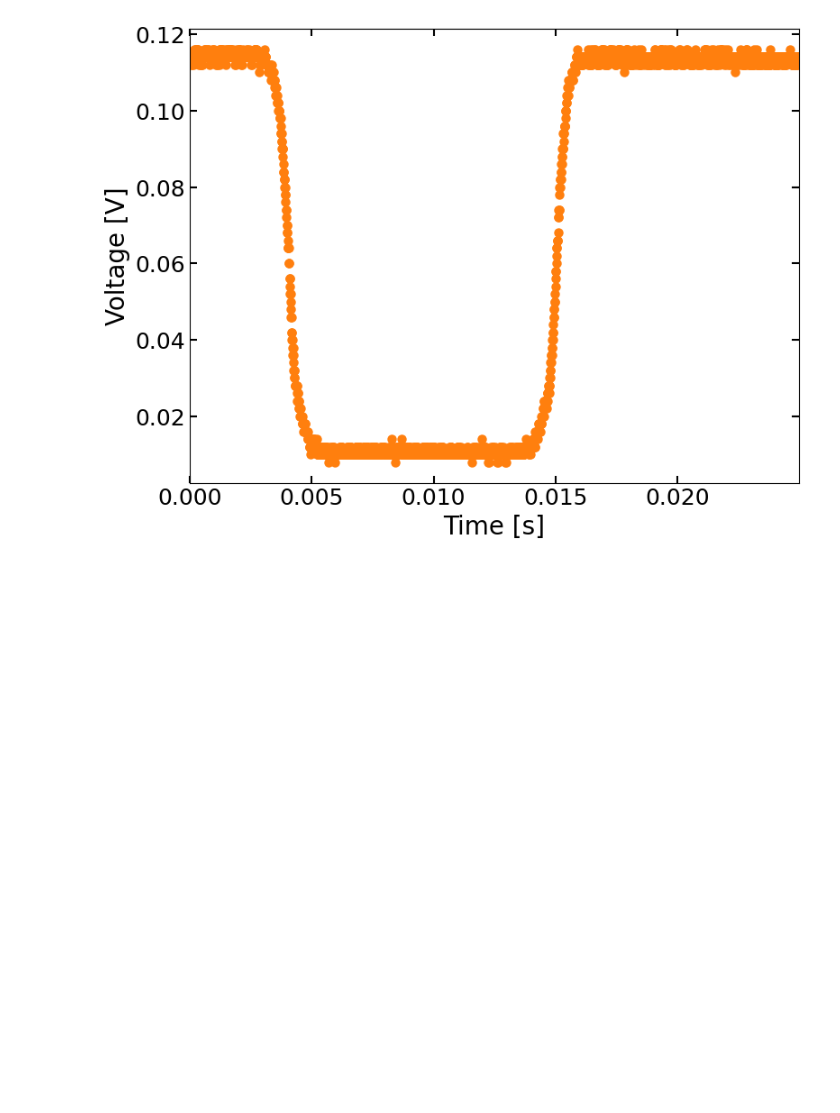
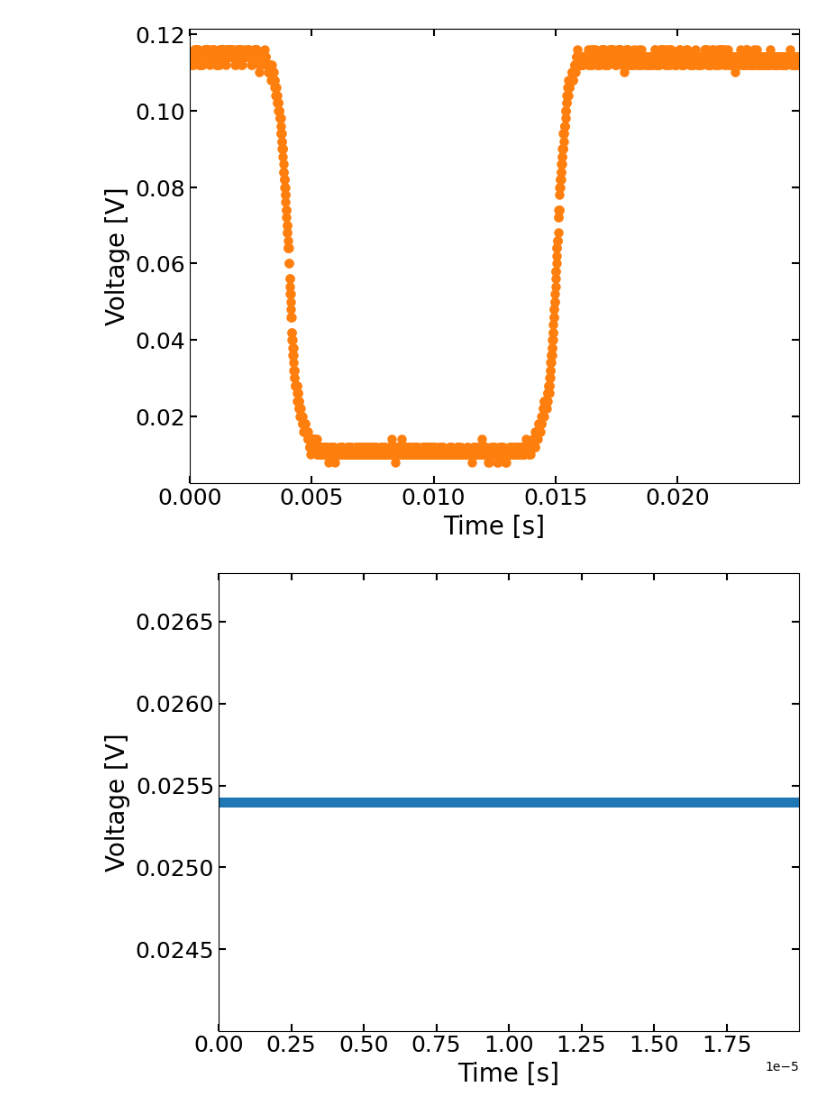
Before and after one commit to shiori-1120/ion_control_shutter_camera, a Jupyter notebook: src/waveform/visualize_waveform.ipynb, the cells around one changed output. Cells and saved outputs as stored; diff of their text form; code cells hidden in the pictures; blank space fills up the shorter version.

```diff
--- a/src/waveform/visualize_waveform.ipynb
+++ b/src/waveform/visualize_waveform.ipynb
@@ -144,3 +144,72 @@ if __name__ == "__main__":
     csv_file = "C:\\Users\\shiori\\Desktop\\ion_control_shutter_camera\\src\\waveform\\output\\20251107_114825_waveform.csv"
     csv_file = "C:\\Users\\shiori\\Desktop\\ion_control_shutter_camera\\src\\waveform\\output\\20251024_181940_waveform.csv"
     csv_file = "C:\\Users\\shiori\\Desktop\\ion_control_shutter_camera\\src\\waveform\\output\\20251016_154217_waveform.csv"
+# %%
+import pandas as pd
+import matplotlib.pyplot as plt
+
+def plot_oscilloscope_csv(file_path, skip_rows=0):
+    try:
+        df = pd.read_csv(file_path, skiprows=skip_rows)
+    except Exception as e:
+        print(f"エラー: ファイルを読み込めませんでした。\n{e}")
+        return
+
+    columns = df.columns
+
+    time_col = columns[0]
+    channel_cols = columns[1:]
+
+    num_channels = len(channel_cols)
+
+    fig, axes = plt.subplots(nrows=num_channels, ncols=1, sharex=True, figsize=(8, 6))
+
+    if num_channels == 1:
+        axes = [axes]
+
+    # --- 3. 各チャンネルのプロット ---
+    colors = ['#1f77b4', '#ff7f0e', '#2ca02c', '#d62728']
+
+    # ★変更点1: 時間データの最小値を取得（これを引くことで0スタートにする）
+    time_offset = df[time_col].min()
+
+    for i, col_name in enumerate(channel_cols):
+        ax = axes[i]
+
+        # ★変更点2: 時間データから最小値を引く
+        x_data = df[time_col] - time_offset
+        y_data = df[col_name]
+
+        ax.scatter(x_data, y_data, label=col_name, color=colors[i % len(colors)], linewidth=1.5)
+
+        ax.set_ylabel('Voltage [V]', fontsize=20)
+        ax.grid(False)
+
+        # 目盛りの設定（内側・大きく）
+        ax.tick_params(
+            axis='both',
+            which='major',
+            direction='in',
+            labelsize=18,
+            length=6,
+            width=1.5,
+            top=True,
+            right=True
+        )
+
+    # ★変更点3: 横軸の表示範囲を明示的に0からにする
+    axes[-1].set_xlim(left=0, right=x_data.max())
+    # axes[-1].set_xlim(left=0, right=0.025)
+    # axes[-1].set_ylim(bottom=0.0253, top=0.0255)
+    axes[-1].set_xlabel('Time [s]', fontsize=20)
+
+    plt.tight_layout()
+    plt.show()
+
+# --- 実行部分 ---
+if __name__ == "__main__":
+    csv_file = "C:\\Users\\tanak\\デスクトップ\\kariyama\\single_ion_control\\src\\waveform\\output\\20260123_155746_waveform.csv"
+
+    plot_oscilloscope_csv(csv_file, skip_rows=0)
+# %% [output]
+[figure, added]
```
Also changed, not shown: 2 other files.
